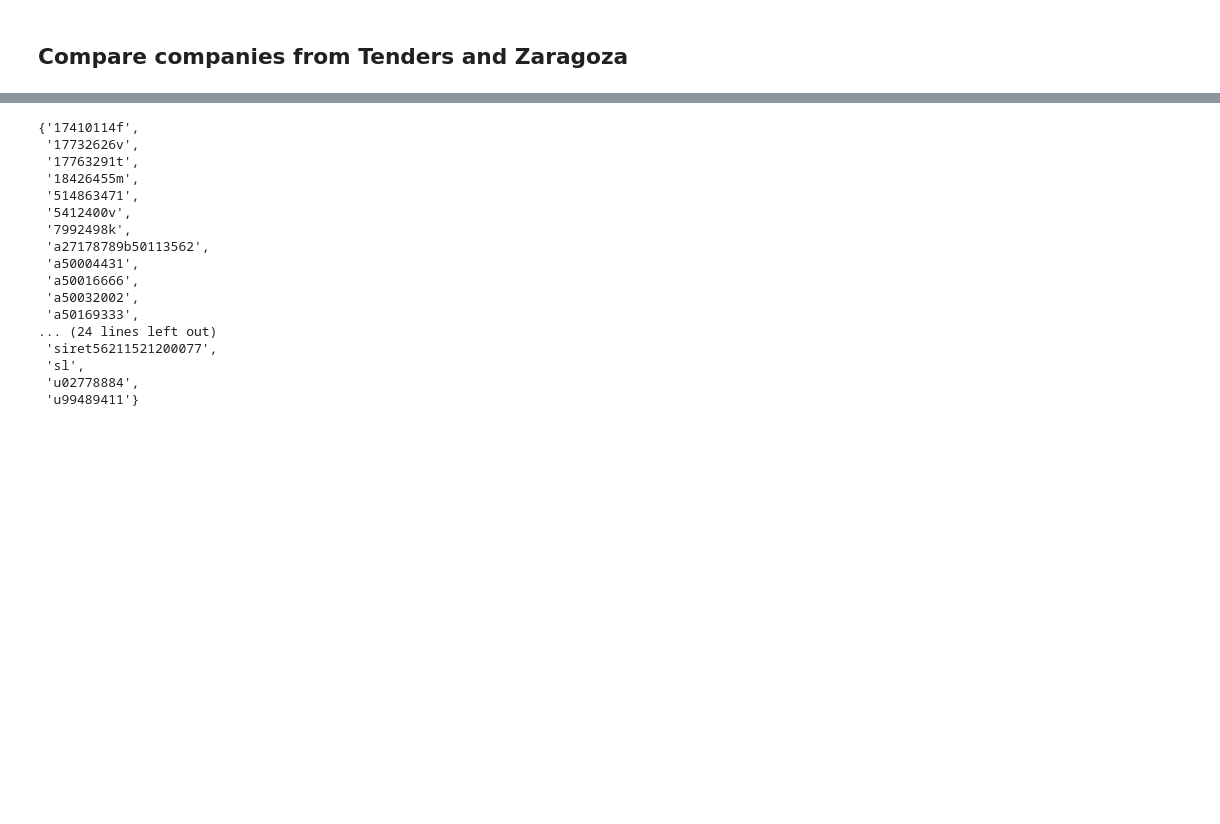
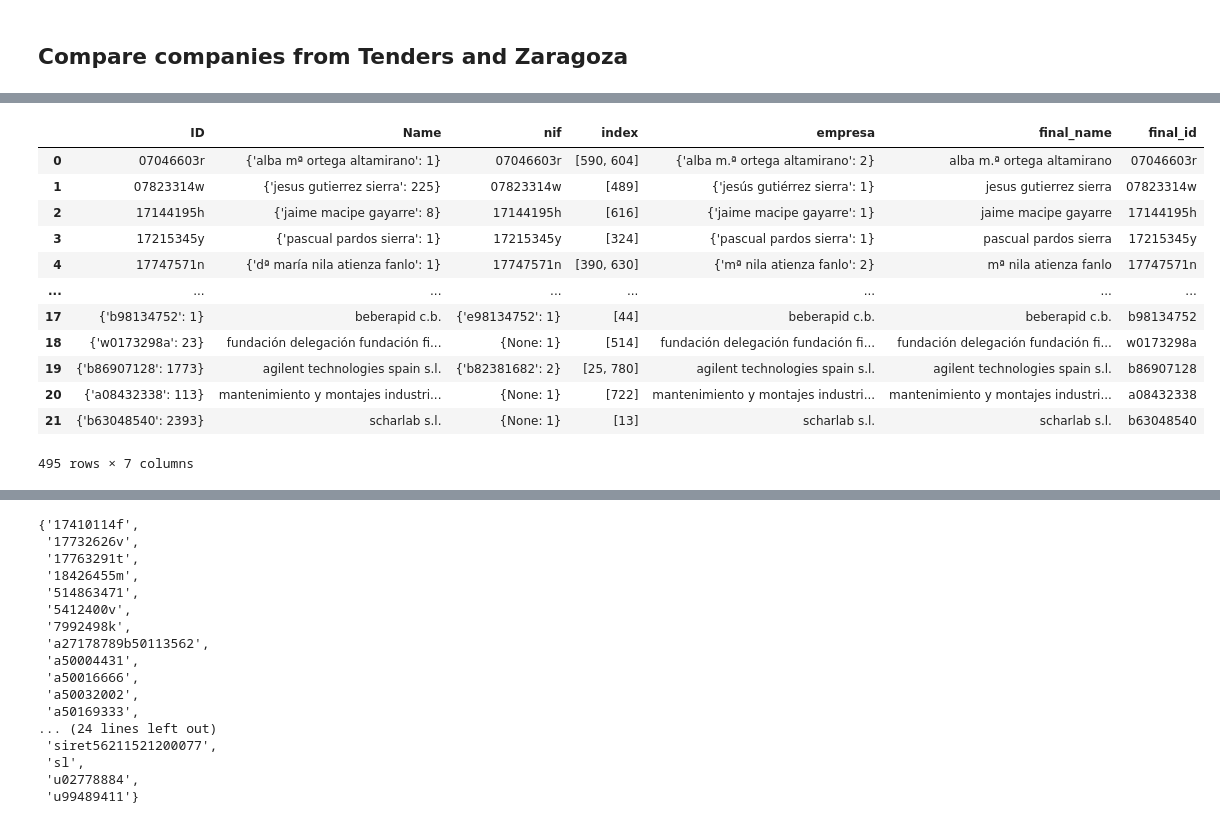
Before and after one commit to nextprocurement/NP-Company-Process, a Jupyter notebook: _test_company_proc.ipynb, the cells around one changed output, grey strips where cells are left out. Drawn from its saved outputs; the diff is of its cells as text; code cells hidden in the pictures; blank space fills up the shorter version.

```diff
--- a/_test_company_proc.ipynb
+++ b/_test_company_proc.ipynb
@@ -846,0 +978,17 @@ Name: nombre, Length: 117, dtype: object
+# %%
+matches = pd.concat([c_nif, c_name])
+matches
+# %% [output]
+|  | ID | Name | nif | index | empresa | final_name | final_id |
+| 0 | 07046603r | {'alba mª ortega altamirano': 1} | 07046603r | [590, 604] | {'alba m.ª ortega altamirano': 2} | alba m.ª ortega altamirano | 07046603r |
+| 1 | 07823314w | {'jesus gutierrez sierra': 225} | 07823314w | [489] | {'jesús gutiérrez sierra': 1} | jesus gutierrez sierra | 07823314w |
+| 2 | 17144195h | {'jaime macipe gayarre': 8} | 17144195h | [616] | {'jaime macipe gayarre': 1} | jaime macipe gayarre | 17144195h |
+| 3 | 17215345y | {'pascual pardos sierra': 1} | 17215345y | [324] | {'pascual pardos sierra': 1} | pascual pardos sierra | 17215345y |
+| 4 | 17747571n | {'dª maría nila atienza fanlo': 1} | 17747571n | [390, 630] | {'mª nila atienza fanlo': 2} | mª nila atienza fanlo | 17747571n |
+| ... | ... | ... | ... | ... | ... | ... | ... |
+| 17 | {'b98134752': 1} | beberapid c.b. | {'e98134752': 1} | [44] | beberapid c.b. | beberapid c.b. | b98134752 |
+| 18 | {'w0173298a': 23} | fundación delegación fundación fi... | {None: 1} | [514] | fundación delegación fundación fi... | fundación delegación fundación fi... | w0173298a |
+| 19 | {'b86907128': 1773} | agilent technologies spain s.l. | {'b82381682': 2} | [25, 780] | agilent technologies spain s.l. | agilent technologies spain s.l. | b86907128 |
+| 20 | {'a08432338': 113} | mantenimiento y montajes industri... | {None: 1} | [722] | mantenimiento y montajes industri... | mantenimiento y montajes industri... | a08432338 |
+| 21 | {'b63048540': 2393} | scharlab s.l. | {None: 1} | [13] | scharlab s.l. | scharlab s.l. | b63048540 |
+495 rows × 7 columns
```
Also changed, not shown: parts of 34 cells of this notebook, 1 other file.
